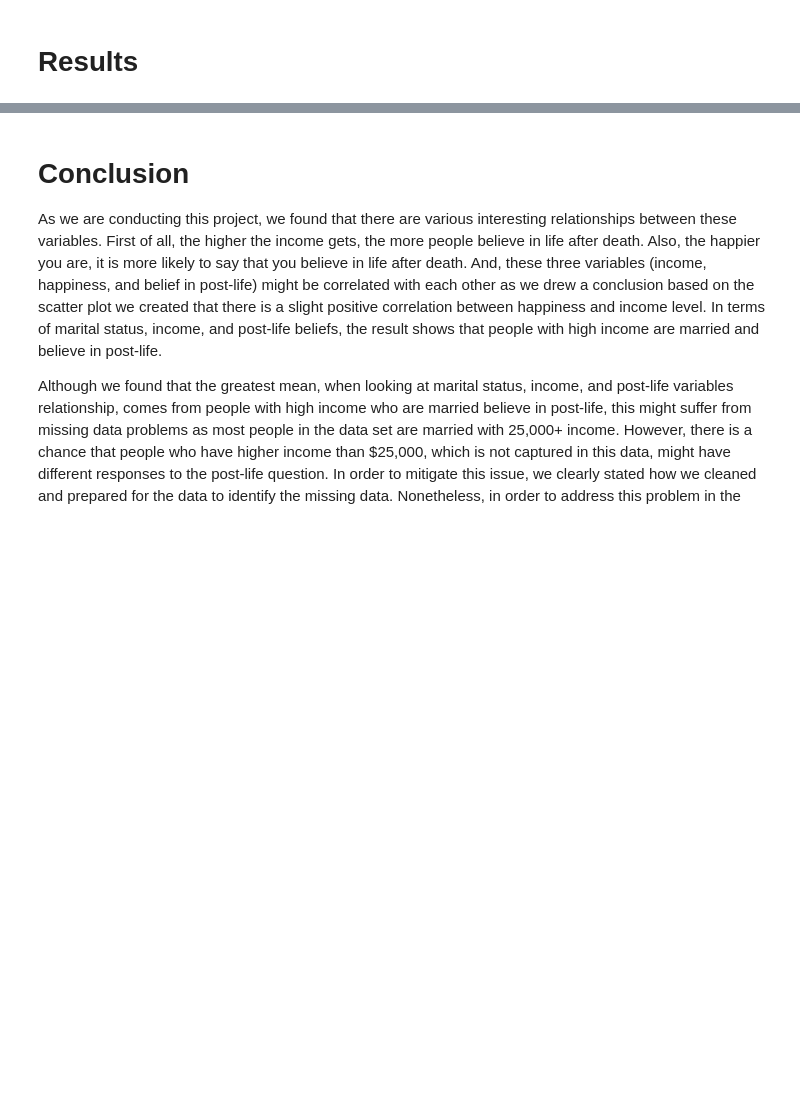
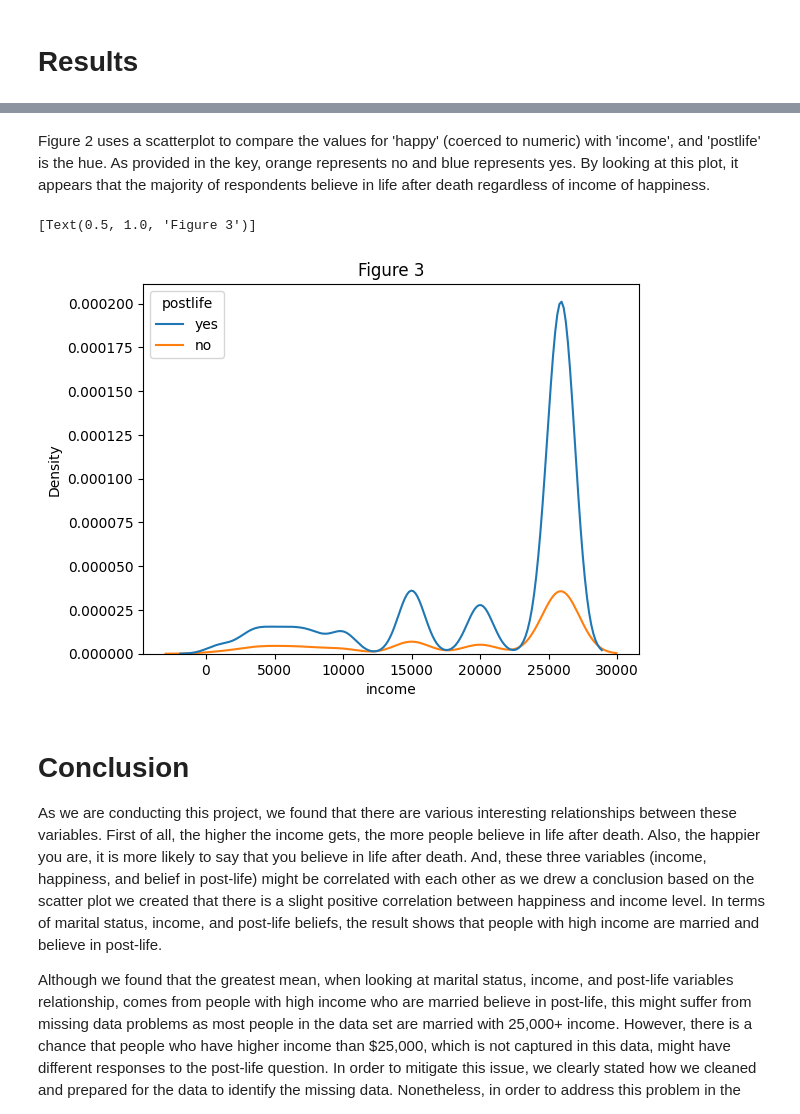
Before and after one commit to annacfisher/project_gss, a Jupyter notebook: group8.ipynb, the cells around one changed output, grey strips where cells are left out. Cells and saved outputs as stored; diff of their text form; code cells hidden in the pictures; blank space fills up the shorter version.

```diff
--- a/group8.ipynb
+++ b/group8.ipynb
@@ -571,3 +588,10 @@ results:
+# %% [markdown]
+Figure 2 uses a scatterplot to compare the values for 'happy' (coerced to numeric) with 'income', and 'postlife' is the hue. As provided in the key, orange represents no and blue represents yes. By looking at this plot, it appears that the majority of respondents believe in life after death regardless of income of happiness.
+# %%
+sns.kdeplot(data = df,x="income", hue = 'postlife').set(title='Figure 3')
+# %% [output]
+[Text(0.5, 1.0, 'Figure 3')]
+[figure, added]
 # %% [markdown]
 # Conclusion
 As we are conducting this project, we found that there are various interesting relationships between these variables. First of all, the higher the income gets, the more people believe in life after death. Also, the happier you are, it is more likely to say that you believe in life after death. And, these three variables (income, happiness, and belief in post-life) might be correlated with each other as we drew a conclusion based on the scatter plot we created that there is a slight positive correlation between happiness and income level. In terms of marital status, income, and post-life beliefs, the result shows that people with high income are married and believe in post-life.
```
Also changed, not shown: parts of 6 cells of this notebook.
